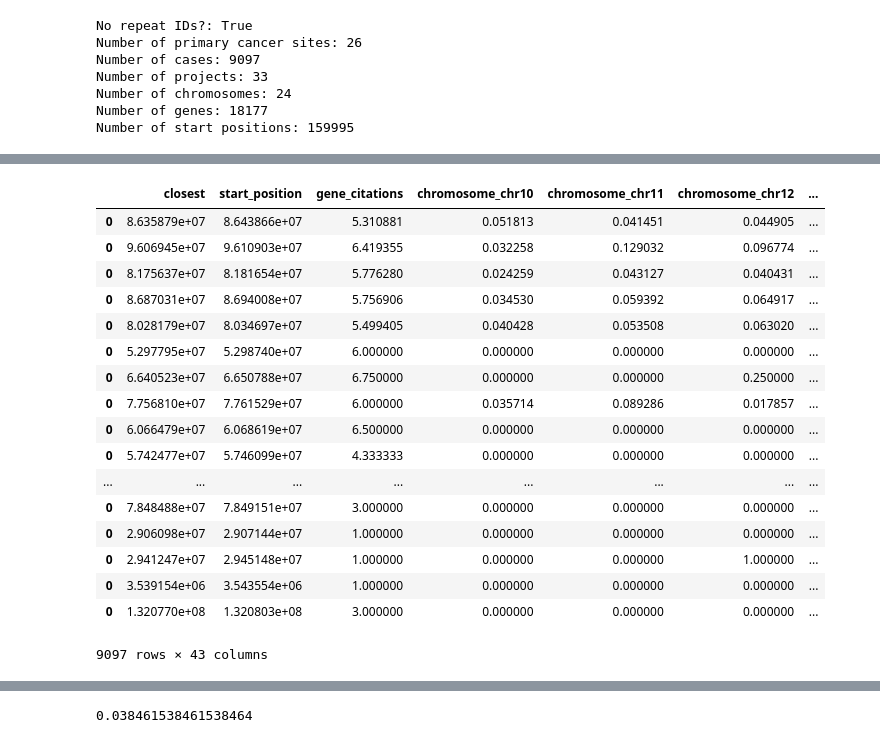
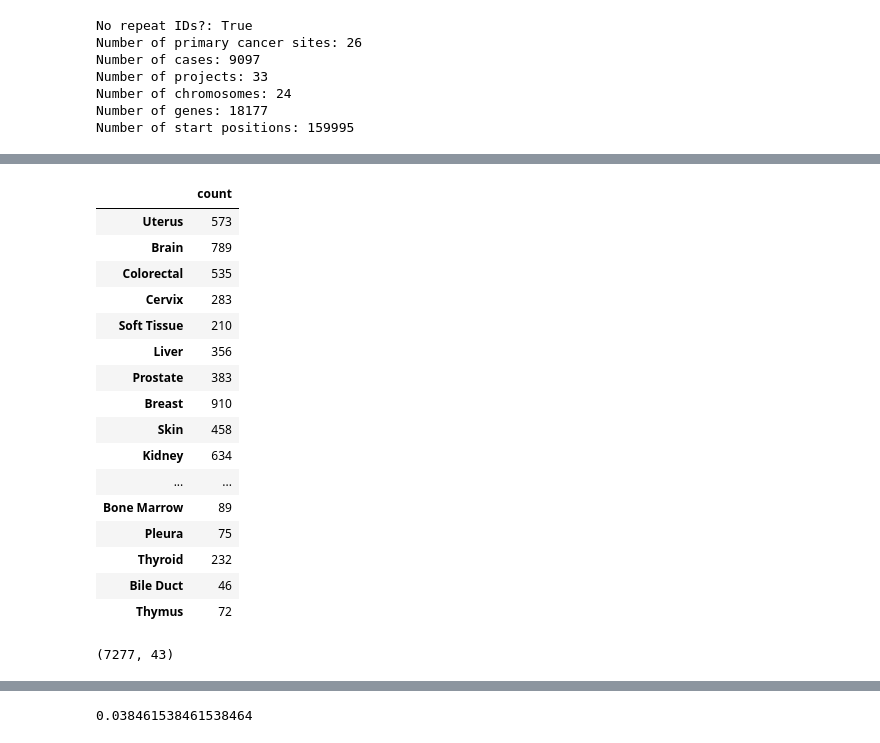
Before and after one commit to elysarose/myproject, a Jupyter notebook: site_classifier2.ipynb, the cells around one changed output, grey strips where cells are left out. Drawn from its saved outputs; the diff is of its cells as text; code cells hidden in the pictures.

```diff
--- a/site_classifier2.ipynb
+++ b/site_classifier2.ipynb
@@ -332,27 +212,35 @@ for n in df['case_id'].unique():
     cases = cases.append(new_mat)
 
 cases = cases.iloc[1:]
-# %%
-cases
-# %% [output]
-|  | closest | start_position | gene_citations | chromosome_chr10 | chromosome_chr11 | chromosome_chr12 | ... |
-| 0 | 8.635879e+07 | 8.643866e+07 | 5.310881 | 0.051813 | 0.041451 | 0.044905 | ... |
-| 0 | 9.606945e+07 | 9.610903e+07 | 6.419355 | 0.032258 | 0.129032 | 0.096774 | ... |
-| 0 | 8.175637e+07 | 8.181654e+07 | 5.776280 | 0.024259 | 0.043127 | 0.040431 | ... |
-| 0 | 8.687031e+07 | 8.694008e+07 | 5.756906 | 0.034530 | 0.059392 | 0.064917 | ... |
-| 0 | 8.028179e+07 | 8.034697e+07 | 5.499405 | 0.040428 | 0.053508 | 0.063020 | ... |
-| 0 | 5.297795e+07 | 5.298740e+07 | 6.000000 | 0.000000 | 0.000000 | 0.000000 | ... |
-| 0 | 6.640523e+07 | 6.650788e+07 | 6.750000 | 0.000000 | 0.000000 | 0.250000 | ... |
-| 0 | 7.756810e+07 | 7.761529e+07 | 6.000000 | 0.035714 | 0.089286 | 0.017857 | ... |
-| 0 | 6.066479e+07 | 6.068619e+07 | 6.500000 | 0.000000 | 0.000000 | 0.000000 | ... |
-| 0 | 5.742477e+07 | 5.746099e+07 | 4.333333 | 0.000000 | 0.000000 | 0.000000 | ... |
-| ... | ... | ... | ... | ... | ... | ... | ... |
-| 0 | 7.848488e+07 | 7.849151e+07 | 3.000000 | 0.000000 | 0.000000 | 0.000000 | ... |
-| 0 | 2.906098e+07 | 2.907144e+07 | 1.000000 | 0.000000 | 0.000000 | 0.000000 | ... |
-| 0 | 2.941247e+07 | 2.945148e+07 | 1.000000 | 0.000000 | 0.000000 | 1.000000 | ... |
-| 0 | 3.539154e+06 | 3.543554e+06 | 1.000000 | 0.000000 | 0.000000 | 0.000000 | ... |
-| 0 | 1.320770e+08 | 1.320803e+08 | 3.000000 | 0.000000 | 0.000000 | 0.000000 | ... |
-9097 rows × 43 columns
+# %%
+counts = pd.DataFrame(index=pd.Series(target).unique(),columns=['count'])
+
+for i in pd.Series(target).unique():
+    counts.loc[i, 'count'] = np.sum(pd.Series(target) == i)
+
+counts
+# %% [output]
+|  | count |
+| Uterus | 573 |
+| Brain | 789 |
+| Colorectal | 535 |
+| Cervix | 283 |
+| Soft Tissue | 210 |
+| Liver | 356 |
+| Prostate | 383 |
+| Breast | 910 |
+| Skin | 458 |
+| Kidney | 634 |
+| ... | ... |
+| Bone Marrow | 89 |
+| Pleura | 75 |
+| Thyroid | 232 |
+| Bile Duct | 46 |
+| Thymus | 72 |
+# %%
+X_train.shape
+# %% [output]
+(7277, 43)
 # %%
 #Now for the aggregated data;
 
```
Also changed, not shown: parts of 26 cells of this notebook.
